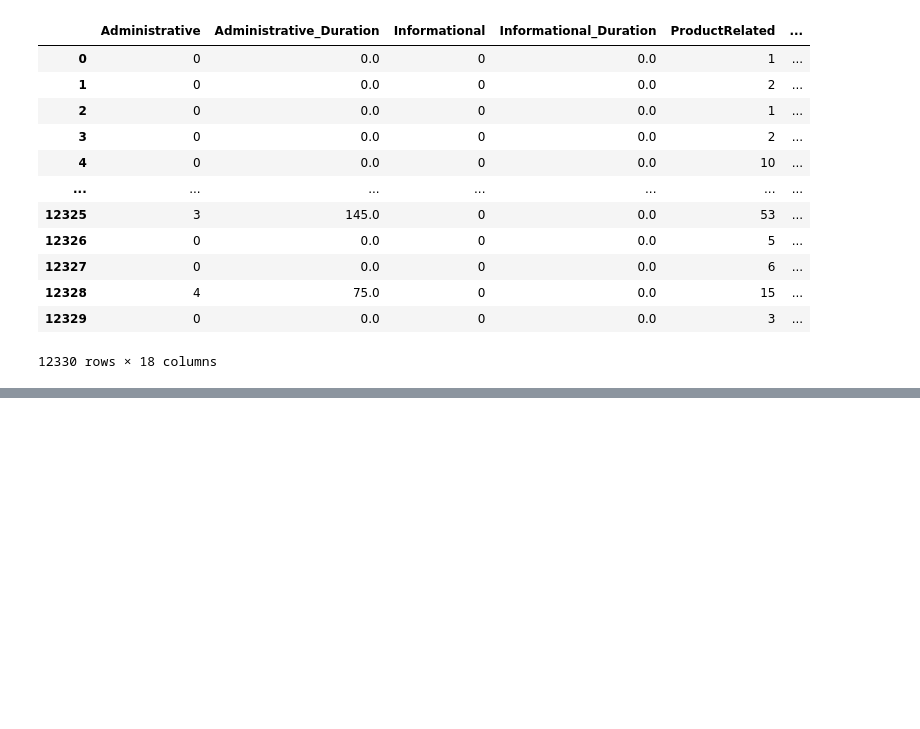
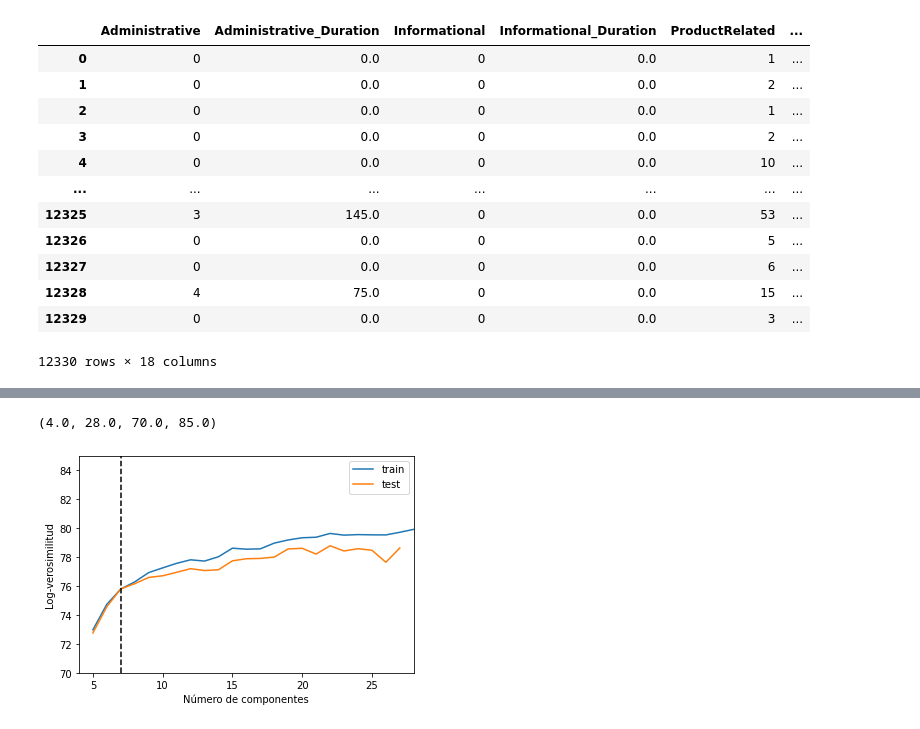
Before and after one commit to G4ll4rd0/O2021_MAF3653D-Proyecto, a Jupyter notebook: Proyecto.ipynb, the cells around one changed output, grey strips where cells are left out. Drawn from its saved outputs; the diff is of its cells as text; code cells hidden in the pictures; blank space fills up the shorter version.

```diff
--- a/Proyecto.ipynb
+++ b/Proyecto.ipynb
@@ -157,0 +185,30 @@ dataCopy
+# %%
+### NO CORRER, MAS DE 30 MIN##
+log_likelihood_train = []
+log_likelihood_test = []
+
+for k in range(5, 101):
+    # Instanciamos el algoritmo
+    gmm = GaussianMixture(n_components=k)
+
+    # Entrenamos
+    gmm.fit(X=X_train)
+    pi = gmm.weights_
+    mu = gmm.means_
+    sigma = gmm.covariances_
+
+    # Métrica con datos de entrenamiento
+    log_likelihood_train.append(log_likelihood_gmm(X_train, mu, sigma, pi))
+    # Métrica con datos de prueba
+    log_likelihood_test.append(log_likelihood_gmm(X_test, mu, sigma, pi))
+# %%
+plt.plot(range(5, 101), log_likelihood_train, label="train")
+plt.plot(range(5, 101), log_likelihood_test, label="test")
+plt.axvline(x=7, ls="--", color="k")
+plt.legend()
+plt.xlabel("Número de componentes")
+plt.ylabel("Log-verosimilitud")
+plt.axis([4, 28, 70, 85])
+# %% [output]
+(4.0, 28.0, 70.0, 85.0)
+[figure, added]
```
Also changed, not shown: parts of 22 cells of this notebook.
